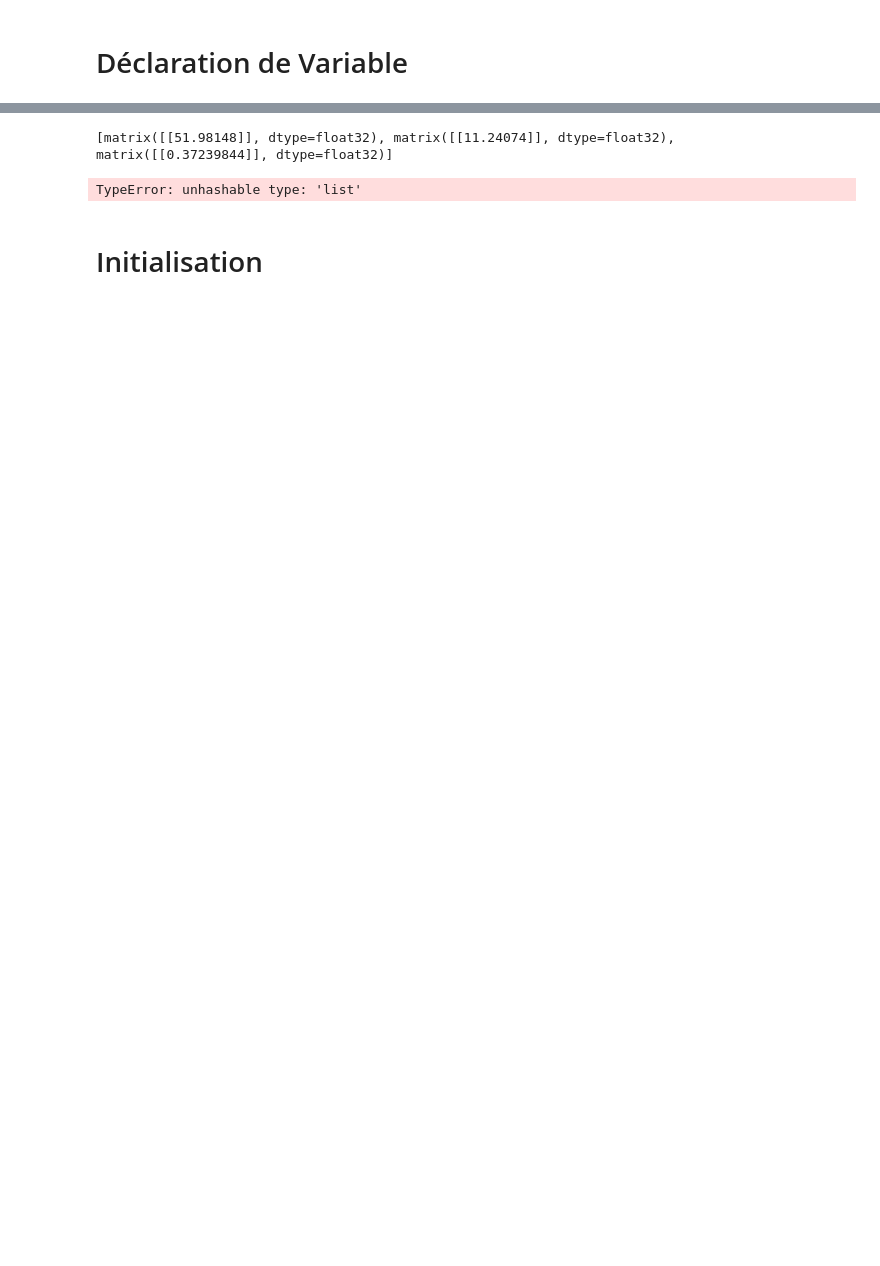
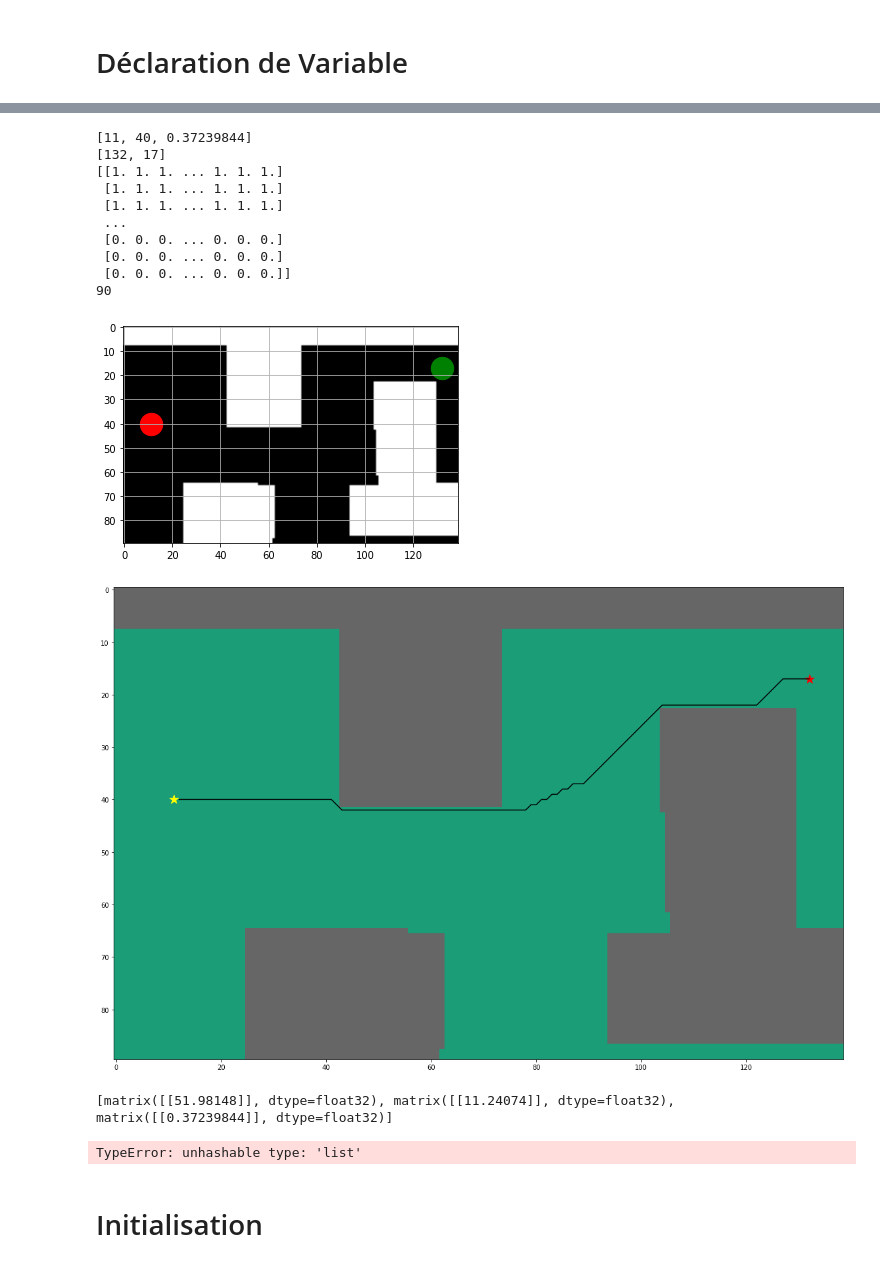
Before and after one commit to Batou1406/Mobile-Robotics-Project, a Jupyter notebook: main.ipynb, the cells around one changed output, grey strips where cells are left out. Drawn from its saved outputs; the diff is of its cells as text; code cells hidden in the pictures; blank space fills up the shorter version.

```diff
--- a/main.ipynb
+++ b/main.ipynb
@@ -34,3 +74,51 @@ kalmanFilter.setState(vision.robotDetection())
+# %%
+plt.imshow(vision.obstaclesDetection(), cmap="gray")
+plt.scatter(vision.robotDetection()[0],vision.robotDetection()[1], marker="o", color="red", s=500)
+plt.scatter(vision.goalDetection()[0],vision.goalDetection()[1], marker="o", color="green", s=500)
+plt.grid()
+globalMap.setObstacles(vision.obstaclesDetection())
+globalMap.setRobot(vision.robotDetection())
+globalMap.setGoal(vision.goalDetection())
+globalMap.setMapSize(90,139)
+print(globalMap.getRobot())
+print(globalMap.getGoal())
+print(globalMap.getObstacles())
+print(globalMap.getMapSize()[0])
+globalMap.setPath(ShorthestPath.astar(globalMap.getObstacles(),globalMap.getMapSize()[0],
+                                      globalMap.getMapSize()[1], globalMap.getRobot(),
+                                      globalMap.getGoal()))
+route = ShorthestPath.astar(globalMap.getObstacles(),globalMap.getMapSize()[0],
+                                      globalMap.getMapSize()[1], globalMap.getRobot(),
+                                      globalMap.getGoal())
+
+x_coords = []
+y_coords = []
+for i in (range(0,len(route))):
+    x = route[i][0]
+    y = route[i][1]
+    x_coords.append(x)
+    y_coords.append(y)
+
+# plot map and path
+fig, ax = plt.subplots(figsize=(20,20))
+ax.imshow(globalMap.getObstacles(), cmap=plt.cm.Dark2)
+ax.scatter(globalMap.getRobot()[0],globalMap.getRobot()[1], marker = "*", color = "yellow", s = 200)
+ax.scatter(globalMap.getGoal()[0],globalMap.getGoal()[1], marker = "*", color = "red", s = 200)
+ax.plot(y_coords,x_coords, color = "black")
+plt.show()
+# %% [output]
+[11, 40, 0.37239844]
+[132, 17]
+[[1. 1. 1. ... 1. 1. 1.]
+ [1. 1. 1. ... 1. 1. 1.]
+ [1. 1. 1. ... 1. 1. 1.]
+ ...
+ [0. 0. 0. ... 0. 0. 0.]
+ [0. 0. 0. ... 0. 0. 0.]
+ [0. 0. 0. ... 0. 0. 0.]]
+90
+[figure, added]
+[figure, added]
 # %%
 map_raw = cv2.imread('Final_map.jpg')
 grid_size = 40
```
Also changed, not shown: parts of 7 cells of this notebook, 5 other files.
